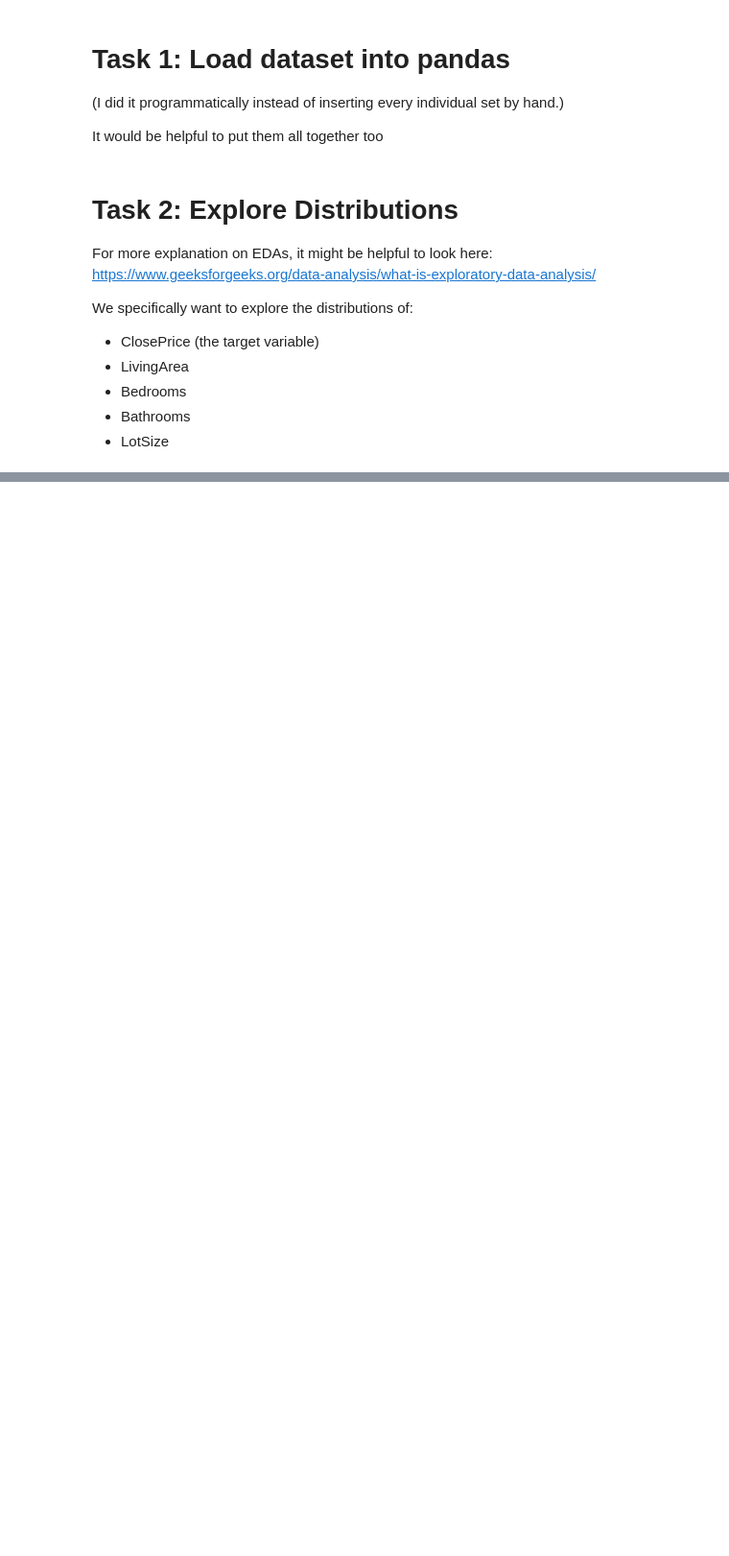
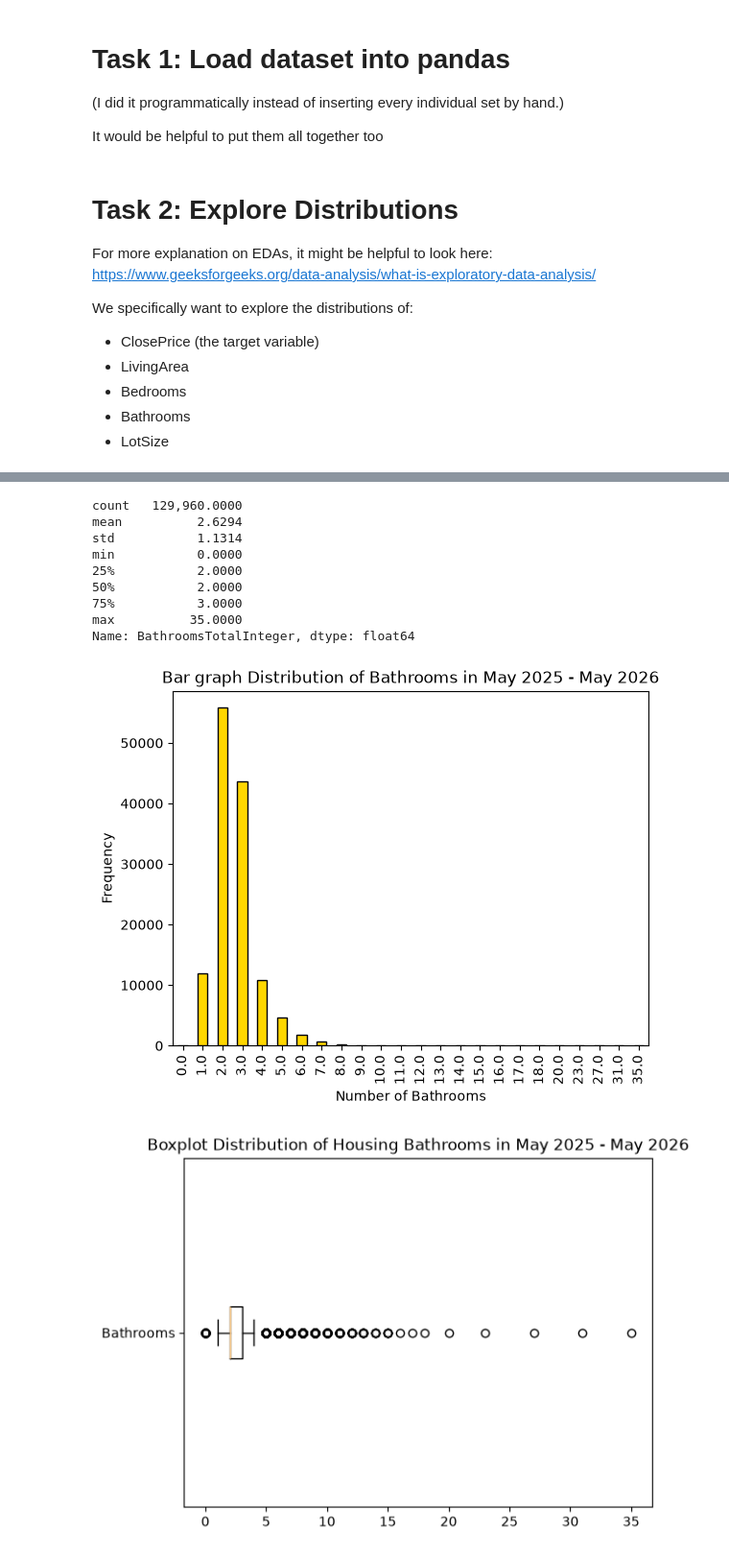
Before and after one commit to Artful-Donut/IDX-Exchange-Internship-Data-Science-61, a Jupyter notebook: IDX_Exchange/deliverables/01_exploration.ipynb, the cells around one changed output, grey strips where cells are left out. Shown at 96% size. Saved outputs shown, nothing was run; the diff lists cells and outputs as text; code cells hidden in the pictures; blank space fills up the shorter version.

```diff
--- a/IDX_Exchange/deliverables/01_exploration.ipynb
+++ b/IDX_Exchange/deliverables/01_exploration.ipynb
@@ -98,0 +197,28 @@ show_histogram(trimmed_price, bins=20, log=True, color='gold', title='Distributi
+# %%
+# Distribution of Bathrooms
+bathrooms = residential_single_family['BathroomsTotalInteger'].dropna()
+bathroom_range = bathrooms.value_counts(sort=False).sort_index()
+print(bathrooms.describe())
+# Bar graph, using df plot function for simplicity
+bathroom_range.plot(kind='bar', color='gold', edgecolor='black', title='Bar graph Distribution of Bathrooms in May 2025 - May 2026', xlabel='Number of Bathrooms', ylabel='Frequency')
+plt.show()
+
+# Box plot
+# Many outliers exists in the data so I'm showing boxplots with outliers and without
+bathrooms.plot(kind='box', vert=False, title='Boxplot Distribution of Housing Bathrooms in May 2025 - May 2026', colormap='copper', label='Bathrooms')
+plt.show()
+bathrooms.plot(kind='box', vert=False, title='Boxplot Distribution of Housing Bathrooms in May 2025 - May 2026 (Dropped Outliers)', colormap='copper', label='Bathrooms', showfliers=False)
+plt.show()
+#show_boxplot(residential_single_family['BathroomsTotalInteger'], title='Boxplot Distribution of Housing Bathrooms in May 2025 - May 2026 (Dropped Outliers)', orientation='horizontal', label='Bathrooms', showfliers = False)
+# %% [output]
+count   129,960.0000
+mean          2.6294
+std           1.1314
+min           0.0000
+25%           2.0000
+50%           2.0000
+75%           3.0000
+max          35.0000
+Name: BathroomsTotalInteger, dtype: float64
+[figure, added]
+[figure, added]
```
Also changed, not shown: parts of 12 cells of this notebook, 2 other files.
